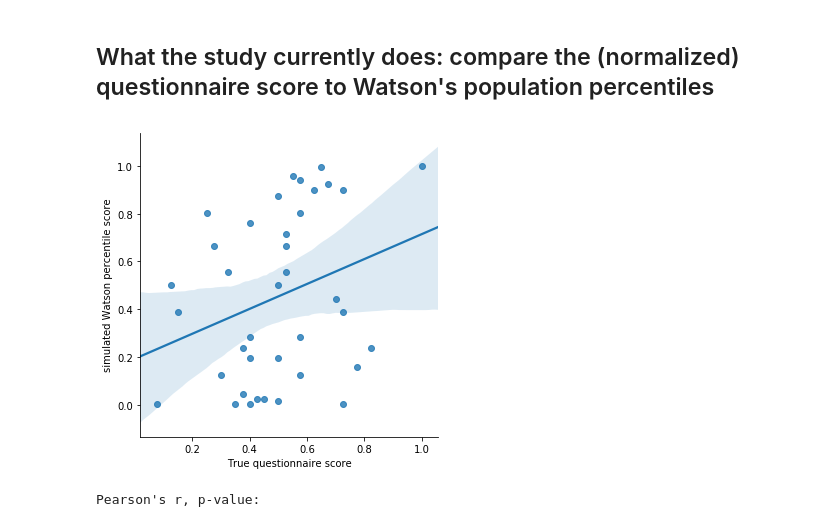
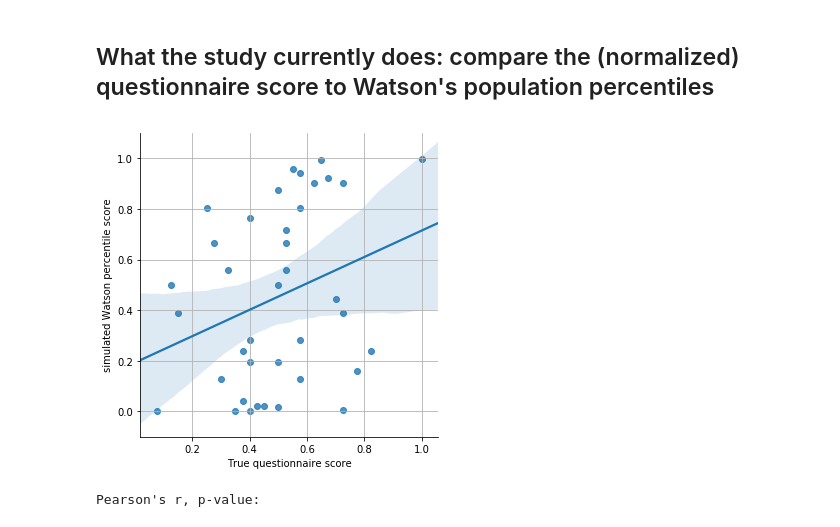
Before and after one commit to pjleimbigler/stats-misc, a Jupyter notebook: simulated-correlation-analysis.ipynb, the cells around one changed output. Drawn from its saved outputs; the diff is of its cells as text; code cells hidden in the pictures.

```diff
--- a/simulated-correlation-analysis.ipynb
+++ b/simulated-correlation-analysis.ipynb
@@ -123,9 +123,11 @@ df1 = pd.DataFrame(np.array([normalized_questionnaire_scores, noisy_percentiles]
 # %%
 sns.lmplot(x='True questionnaire score', y='Simulated Watson percentile', data=df1);
 plt.xlabel('True questionnaire score');
 plt.ylabel('simulated Watson percentile score');
+plt.ylim(-0.1, 1.1);
+plt.grid()
 # %% [output]
-[figure, old version]
+[figure, new version]
 # %%
 print 'Pearson\'s r, p-value:'
 pearsonr(normalized_questionnaire_scores, noisy_percentiles)
```
Also changed, not shown: parts of 5 cells of this notebook.
